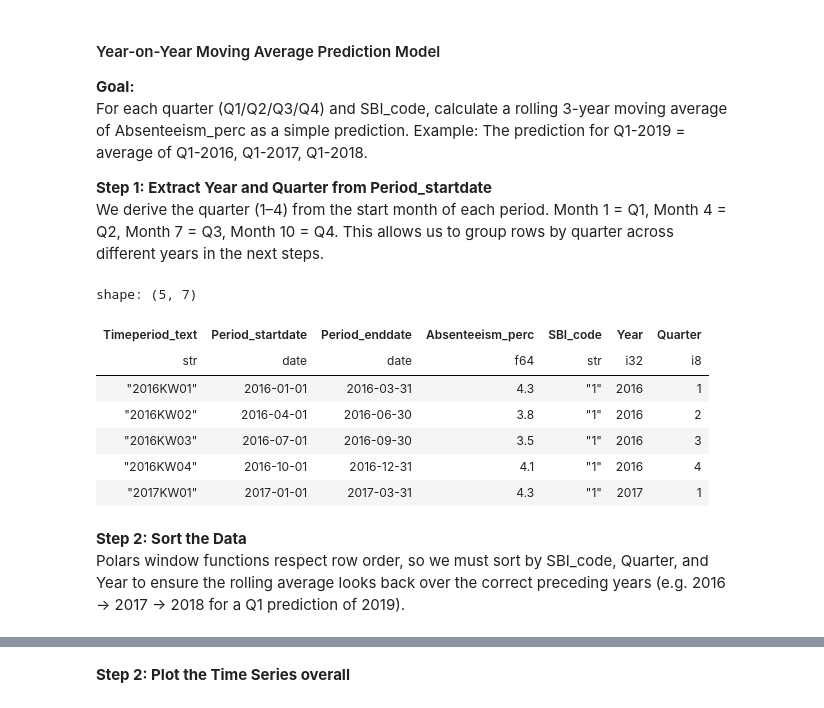
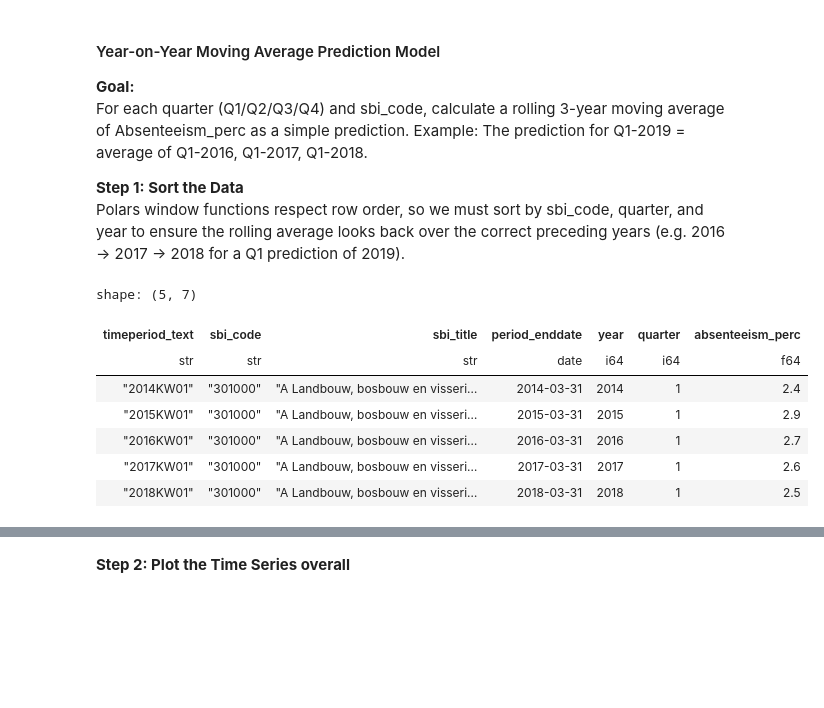
Before and after one commit to ysuurme/eaisi-uwv, a Jupyter notebook: code/baseline_model.ipynb, the cells around one changed output, grey strips where cells are left out. Drawn from its saved outputs; the diff is of its cells as text; code cells hidden in the pictures; blank space fills up the shorter version.

```diff
--- a/code/baseline_model.ipynb
+++ b/code/baseline_model.ipynb
@@ -76,7 +81,7 @@ shape: (5, 5)
 # %%
 df_modified = df_org.with_columns(
     # Convert columns ending with 'date' to Date type
-    cs.ends_with("date").str.to_date("%Y-%m-%d")
+    cs.ends_with("date").str.to_date("%Y-%m-%d"),
 )
-df_modified.sort("Period_enddate", descending=True).head()
+df_modified.sort("period_enddate", descending=True).head()
 # %% [output]
@@ -91,25 +96,19 @@ shape: (5, 5)
 # %% [markdown]
 #### Year-on-Year Moving Average Prediction Model
-**Goal:** <br> For each quarter (Q1/Q2/Q3/Q4) and SBI_code, calculate a rolling 3-year moving average of Absenteeism_perc as a simple prediction.
+**Goal:** <br> For each quarter (Q1/Q2/Q3/Q4) and sbi_code, calculate a rolling 3-year moving average of Absenteeism_perc as a simple prediction.
 Example: The prediction for Q1-2019 = average of Q1-2016, Q1-2017, Q1-2018.
 
-**Step 1: Extract Year and Quarter from Period_startdate** <br>
-We derive the quarter (1–4) from the start month of each period. Month 1 = Q1, Month 4 = Q2, Month 7 = Q3, Month 10 = Q4. This allows us to group rows by quarter across different years in the next steps.
+**Step 1: Sort the Data** <br>
+Polars window functions respect row order, so we must sort by sbi_code, quarter, and year to ensure the rolling average looks back over the correct preceding years (e.g. 2016 → 2017 → 2018 for a Q1 prediction of 2019).
 # %%
-df_with_quarter = df_modified.with_columns(
-    pl.col("Period_startdate").dt.year().alias("Year"),
-    pl.col("Period_startdate").dt.quarter().alias("Quarter")
-)
-df_with_quarter.head()
+df_sorted = df_modified.sort(["sbi_code", "quarter", "year"])
+df_sorted.head()
 # %% [output]
 shape: (5, 7)
-| Timeperiod_text | Period_startdate | Period_enddate | Absenteeism_perc | SBI_code | Year | Quarter |
-| str | date | date | f64 | str | i32 | i8 |
-| "2016KW01" | 2016-01-01 | 2016-03-31 | 4.3 | "1" | 2016 | 1 |
-| "2016KW02" | 2016-04-01 | 2016-06-30 | 3.8 | "1" | 2016 | 2 |
-| "2016KW03" | 2016-07-01 | 2016-09-30 | 3.5 | "1" | 2016 | 3 |
-| "2016KW04" | 2016-10-01 | 2016-12-31 | 4.1 | "1" | 2016 | 4 |
-| "2017KW01" | 2017-01-01 | 2017-03-31 | 4.3 | "1" | 2017 | 1 |
+| timeperiod_text | sbi_code | sbi_title | period_enddate | year | quarter | absenteeism_perc |
+| str | str | str | date | i64 | i64 | f64 |
+| "2014KW01" | "301000" | "A Landbouw, bosbouw en visseri… | 2014-03-31 | 2014 | 1 | 2.4 |
+| "2015KW01" | "301000" | "A Landbouw, bosbouw en visseri… | 2015-03-31 | 2015 | 1 | 2.9 |
+| "2016KW01" | "301000" | "A Landbouw, bosbouw en visseri… | 2016-03-31 | 2016 | 1 | 2.7 |
+| "2017KW01" | "301000" | "A Landbouw, bosbouw en visseri… | 2017-03-31 | 2017 | 1 | 2.6 |
+| "2018KW01" | "301000" | "A Landbouw, bosbouw en visseri… | 2018-03-31 | 2018 | 1 | 2.5 |
-# %% [markdown]
-**Step 2: Sort the Data** <br>
-Polars window functions respect row order, so we must sort by SBI_code, Quarter, and Year to ensure the rolling average looks back over the correct preceding years (e.g. 2016 → 2017 → 2018 for a Q1 prediction of 2019).
```
Also changed, not shown: parts of 19 cells of this notebook, 1 other file.
